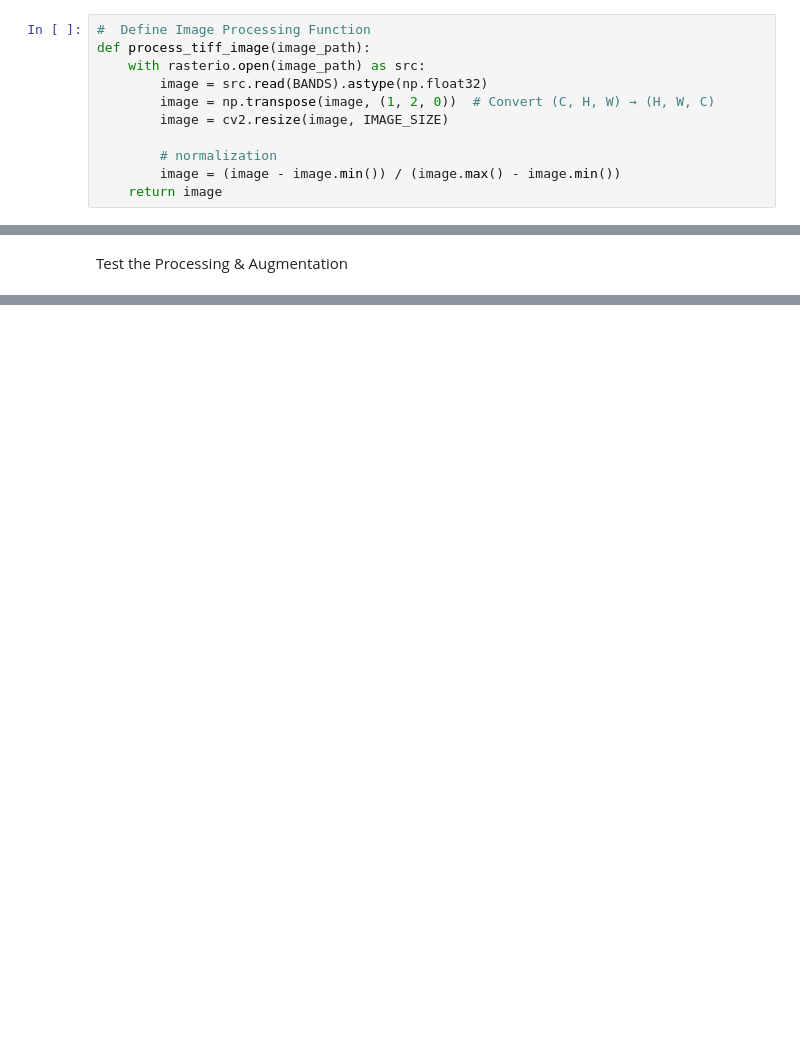
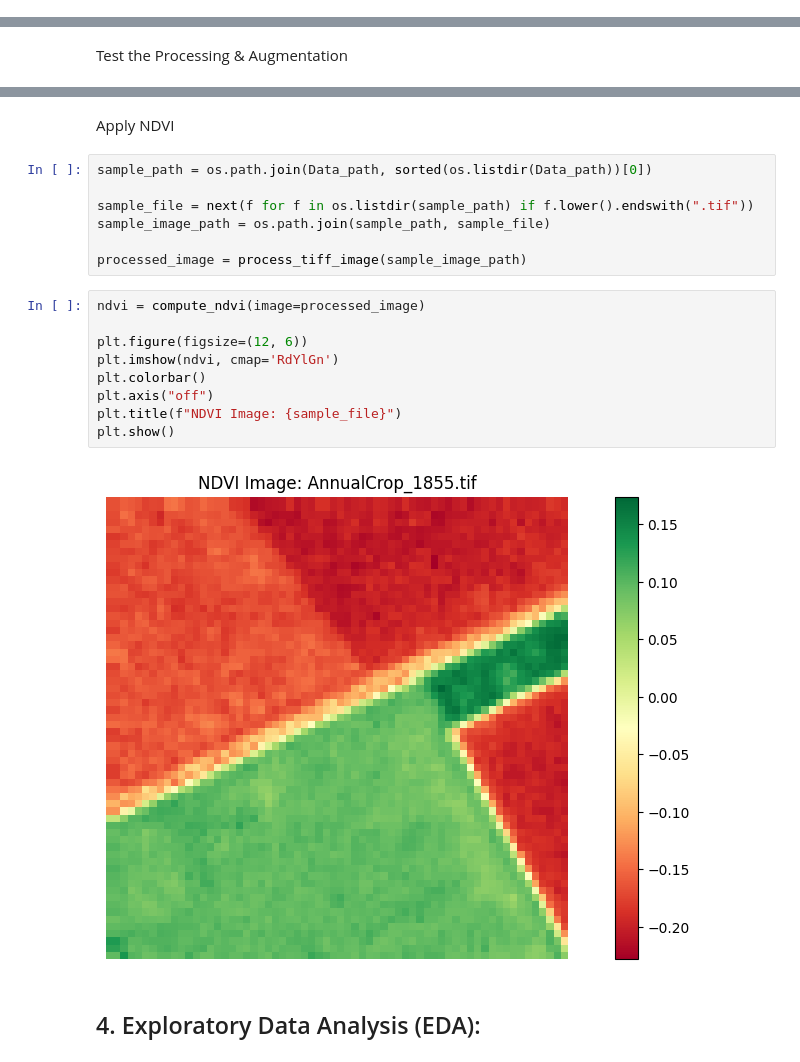
Before and after one commit to ahmed-hazem-1/DEPI-Project--Land-Type-Classification, a Jupyter notebook: 1st milestone/1st_Milestone.ipynb, the cells around one changed output, grey strips where cells are left out. Drawn from its saved outputs; the diff is of its cells as text; blank space fills up the shorter version.

```diff
--- a/1st milestone/1st_Milestone.ipynb
+++ b/1st milestone/1st_Milestone.ipynb
@@ -256,14 +310,3 @@ plt.show()
-# %%
-#  Define Image Processing Function
-def process_tiff_image(image_path):
-    with rasterio.open(image_path) as src:
-        image = src.read(BANDS).astype(np.float32)
-        image = np.transpose(image, (1, 2, 0))  # Convert (C, H, W) → (H, W, C)
-        image = cv2.resize(image, IMAGE_SIZE)
-
-        # normalization
-        image = (image - image.min()) / (image.max() - image.min())
-    return image
 # %%
 import albumentations as A
 
@@ -491,0 +359,22 @@ Final Dataset Shape: NDVI=(40000, 64, 64)
+# %% [markdown]
+Apply NDVI
+# %%
+sample_path = os.path.join(Data_path, sorted(os.listdir(Data_path))[0])
+
+sample_file = next(f for f in os.listdir(sample_path) if f.lower().endswith(".tif"))
+sample_image_path = os.path.join(sample_path, sample_file)
+
+processed_image = process_tiff_image(sample_image_path)
+# %%
+ndvi = compute_ndvi(image=processed_image)
+
+plt.figure(figsize=(12, 6))
+plt.imshow(ndvi, cmap='RdYlGn')
+plt.colorbar()
+plt.axis("off")
+plt.title(f"NDVI Image: {sample_file}")
+plt.show()
+# %% [output]
+[figure, added]
+# %% [markdown]
+##  4. Exploratory Data Analysis (EDA):
```
Also changed, not shown: parts of 51 cells of this notebook.
